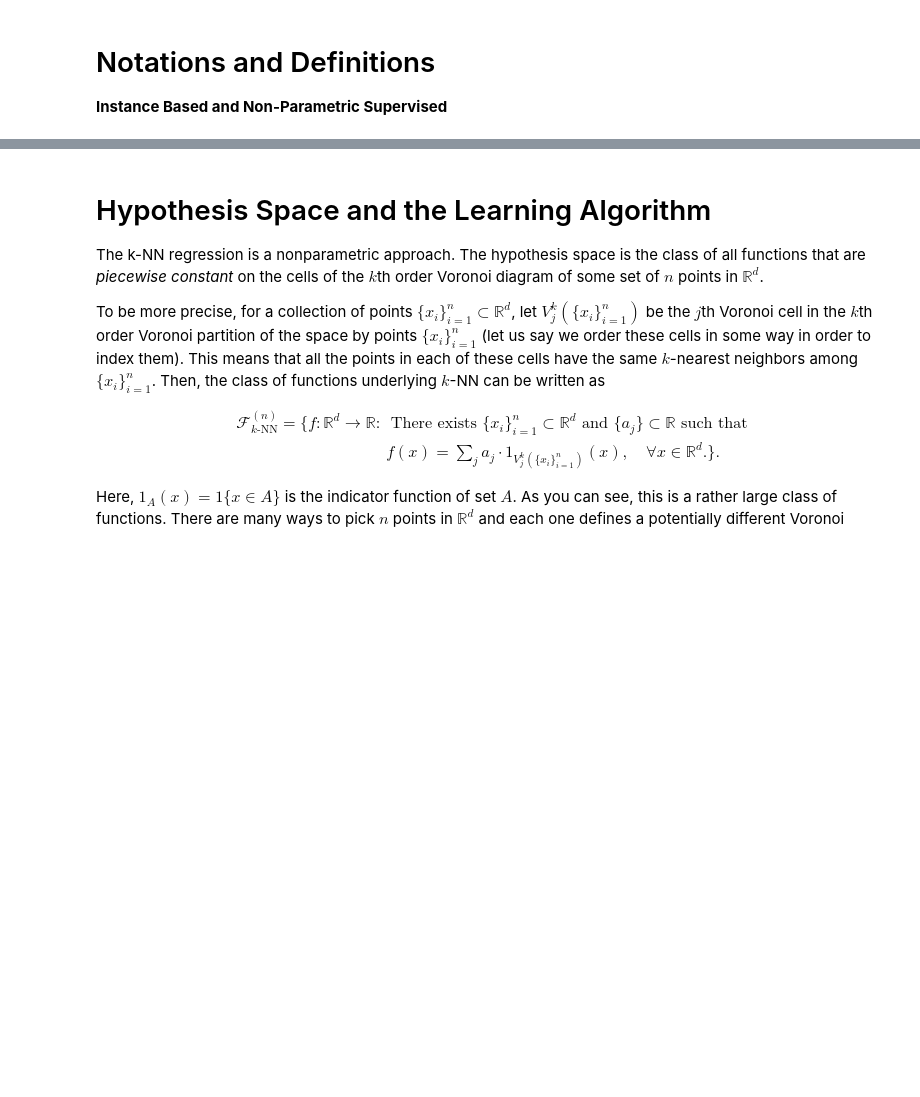
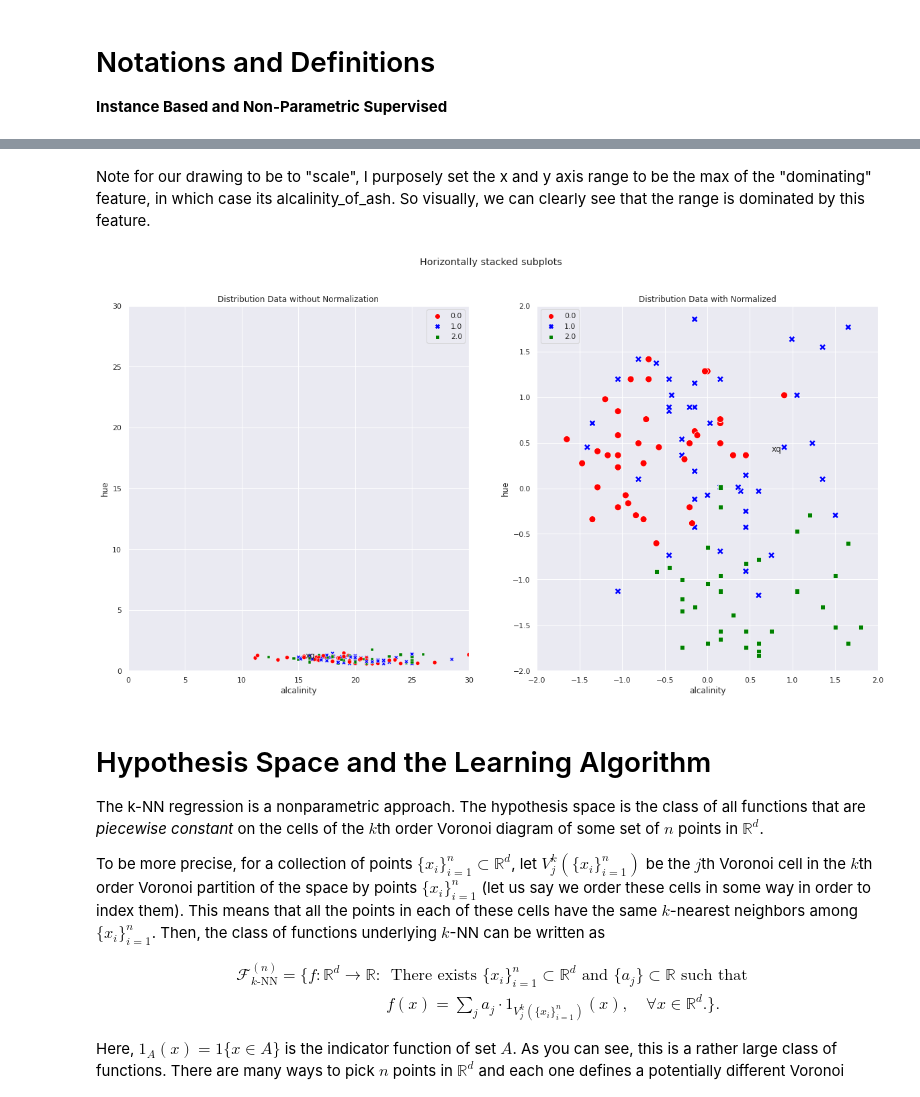
Before and after one commit to ghnreigns/reighns-MLAlgorithms, a Jupyter notebook: reighns-k-nearest-neighbours/notebooks/reighns_k_nearest_neighbours.ipynb, the cells around one changed output, grey strips where cells are left out. Saved outputs shown, nothing was run; the diff lists cells and outputs as text; code cells hidden in the pictures; blank space fills up the shorter version.

Commit message:
Made changes specific to why we normalize data in KNN.

```diff
--- a/reighns-k-nearest-neighbours/notebooks/reighns_k_nearest_neighbours.ipynb
+++ b/reighns-k-nearest-neighbours/notebooks/reighns_k_nearest_neighbours.ipynb
@@ -22,3 +206,33 @@ From Introduction to Statistical Learning, it is also mentioned that:
+# %% [markdown]
+Note for our drawing to be to "scale", I purposely set the x and y axis range to be the max of the "dominating" feature, in which case its alcalinity_of_ash. So visually, we can clearly see that the range is dominated by this feature.
+# %%
+sns.set(rc={"figure.figsize": (20, 10)})
+sns.color_palette("tab10")
+
+fig, (ax1, ax2) = plt.subplots(1, 2)
+fig.suptitle("Horizontally stacked subplots")
+
+sns.scatterplot(x=X_train[:, 0], y=X_train[:, 1], hue=y_train, ax=ax1, palette=['red', 'blue', 'green'], style=y_train)
+ax1.annotate("xq", [15.6  , 1.04])
+
+ax1.set_xlim(0, max_alcalinity_of_ash)
+ax1.set_ylim(0, max_alcalinity_of_ash)
+ax1.set_title("Distribution Data without Normalization")
+ax1.set(xlabel="alcalinity", ylabel="hue")
+
+
+
+
+sns.scatterplot(x=X_train_scaled[:, 0], y=X_train_scaled[:, 1], hue=y_train, s=100, ax=ax2, palette=['red', 'blue', 'green'], style=y_train)
+ax2.annotate("xq",  [0.75223078 ,0.40605066])
+ax2.set_xlim(-2, 2)
+ax2.set_ylim(-2, 2)
+ax2.set_title("Distribution Data with Normalized")
+ax2.set(xlabel="alcalinity", ylabel="hue")
+
+plt.show()
+# %% [output]
+[figure, added]
 # %% [markdown]
 # Hypothesis Space and the Learning Algorithm
 
```
Also changed, not shown: parts of 10 cells of this notebook, 12 other files.
